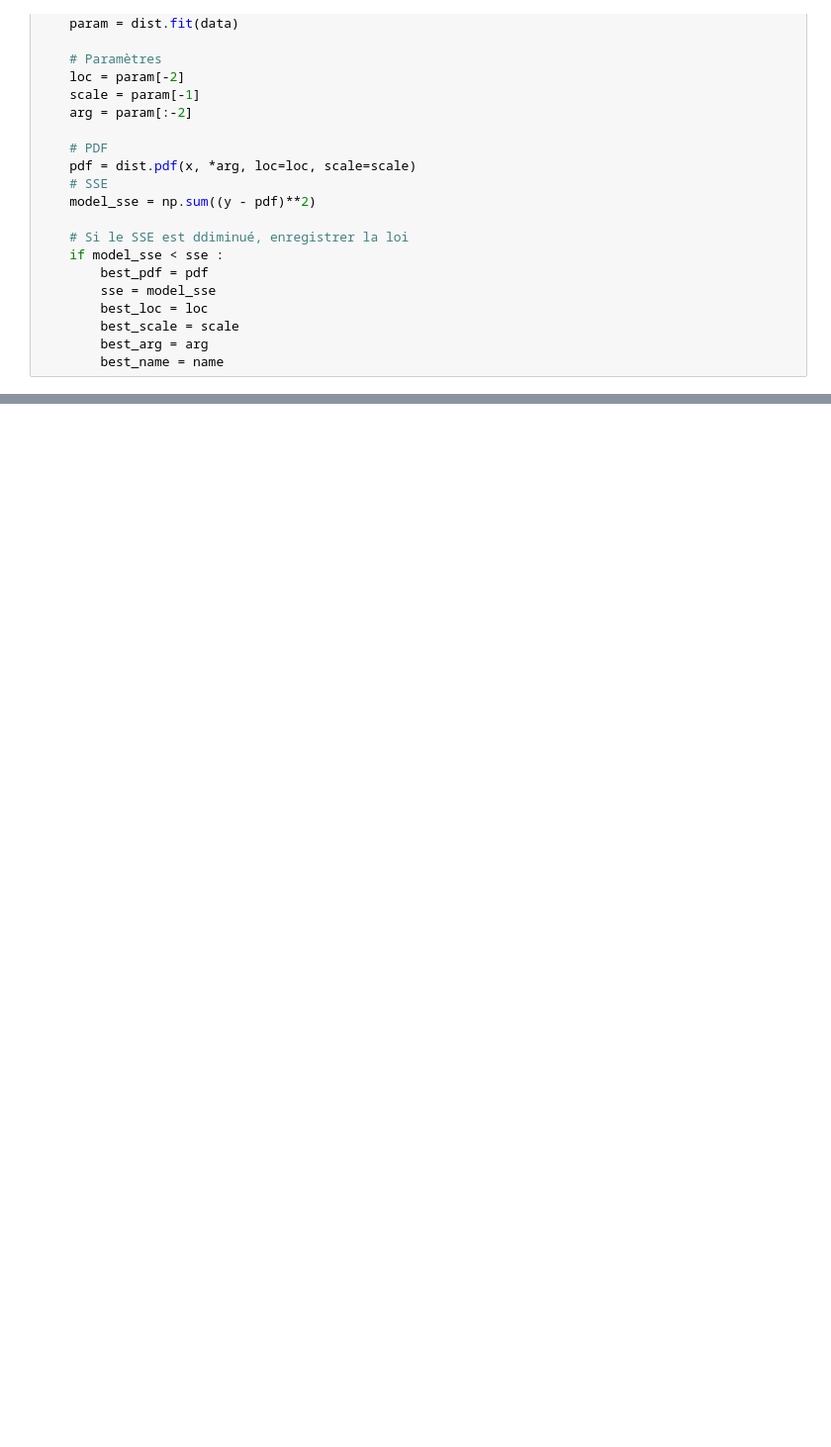
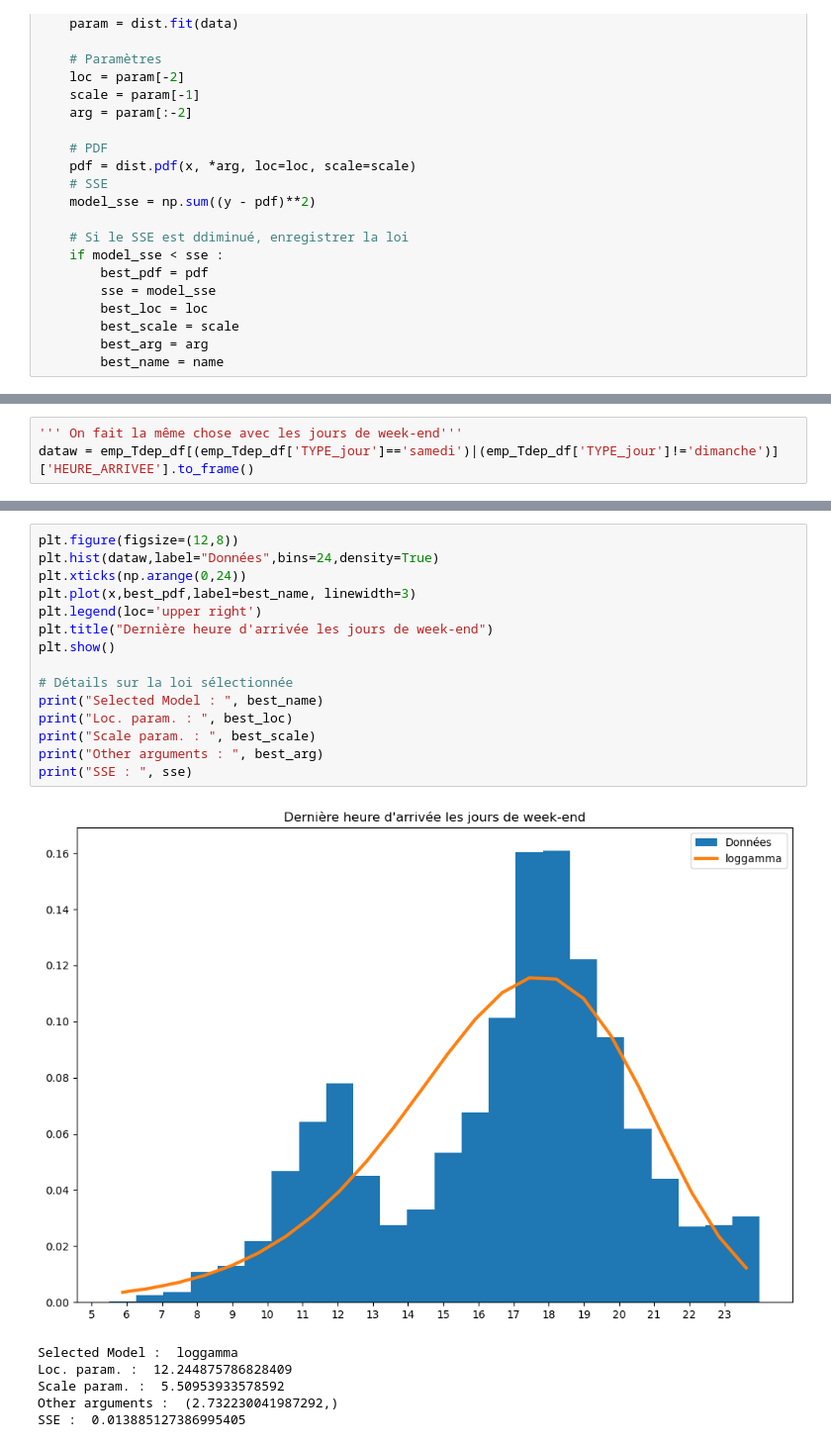
Before and after one commit to kilianguillon/Projet_statapp, a Jupyter notebook: H_arrivee.ipynb, the cells around one changed output, grey strips where cells are left out. Shown at 99% size. Saved outputs shown, nothing was run; the diff lists cells and outputs as text; blank space fills up the shorter version.

```diff
--- a/H_arrivee.ipynb
+++ b/H_arrivee.ipynb
@@ -220,0 +223,3 @@ AttributeError: 'numpy.ndarray' object has no attribute 'index'
+# %%
+''' On fait la même chose avec les jours de week-end'''
+dataw = emp_Tdep_df[(emp_Tdep_df['TYPE_jour']=='samedi')|(emp_Tdep_df['TYPE_jour']!='dimanche')]['HEURE_ARRIVEE'].to_frame()
@@ -220,0 +257,22 @@ AttributeError: 'numpy.ndarray' object has no attribute 'index'
+# %%
+plt.figure(figsize=(12,8))
+plt.hist(dataw,label="Données",bins=24,density=True)
+plt.xticks(np.arange(0,24))
+plt.plot(x,best_pdf,label=best_name, linewidth=3)
+plt.legend(loc='upper right')
+plt.title("Dernière heure d'arrivée les jours de week-end")
+plt.show()
+
+# Détails sur la loi sélectionnée
+print("Selected Model : ", best_name)
+print("Loc. param. : ", best_loc)
+print("Scale param. : ", best_scale)
+print("Other arguments : ", best_arg)
+print("SSE : ", sse)
+# %% [output]
+[figure, added]
+Selected Model :  loggamma
+Loc. param. :  12.244875786828409
+Scale param. :  5.50953933578592
+Other arguments :  (2.732230041987292,)
+SSE :  0.013885127386995405
```
Also changed, not shown: parts of 4 cells of this notebook.
